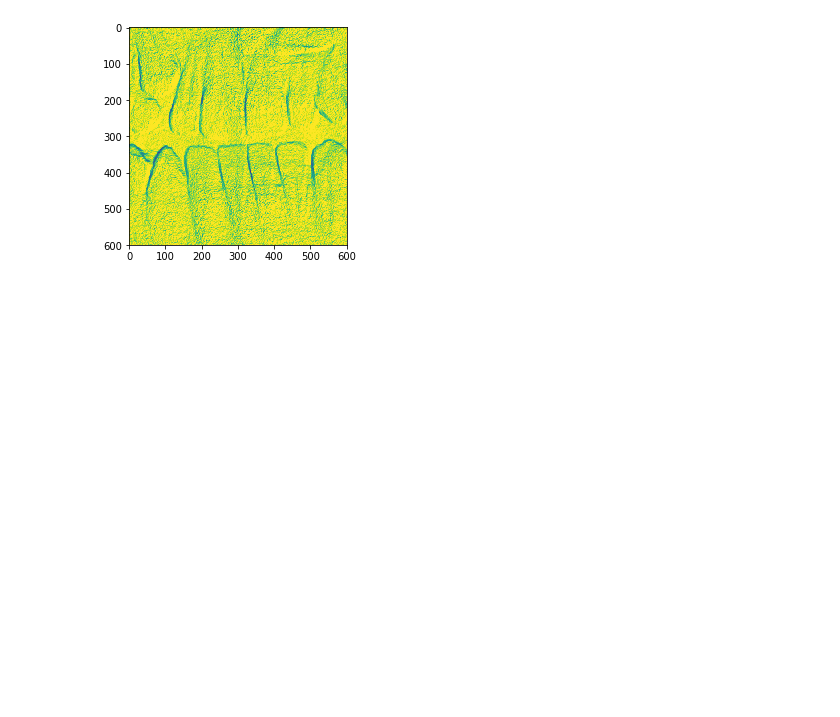
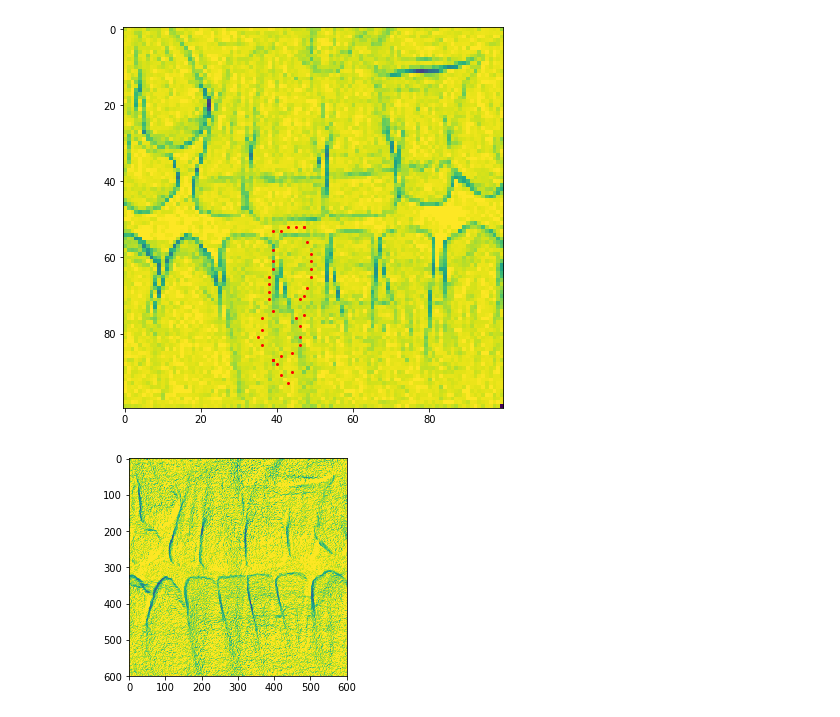
Before and after one commit to Aoriseth/Python-Active-shape-model-for-Incisor-Segmentation, a Jupyter notebook: ActiveFitContour.ipynb, the cells around one changed output. Drawn from its saved outputs; the diff is of its cells as text; code cells hidden in the pictures; blank space fills up the shorter version.

```diff
--- a/ActiveFitContour.ipynb
+++ b/ActiveFitContour.ipynb
@@ -96,8 +96,8 @@ def active_contour(points, edge_img, pixel_width, alpha):
     size = len(points)
     num_states = (2*pixel_width +1)
 
-    trellis = np.empty((size, num_states), dtype=np.float16)
-    back_pointers = np.empty((size, num_states), dtype=int)
+    trellis = np.zeros((size, num_states), dtype=np.float16)
+    back_pointers = np.zeros((size, num_states), dtype=int)
     #external_img = calc_external_img(img)
     external_img = -edge_img
     mean_points = calc_mean(points)
@@ -191,3 +195,8 @@ if __name__ == "__main__":
+# %%
+    new_tooth = active_contour(stooth, -ext2, 10, 5)
+    fm.show_with_points(ext2, new_tooth)
+# %% [output]
+[figure, added]
 # %%
     ext = calc_external_img(piece)
     fm.show(ext)
```
Also changed, not shown: parts of 5 cells of this notebook, 6 other files.
